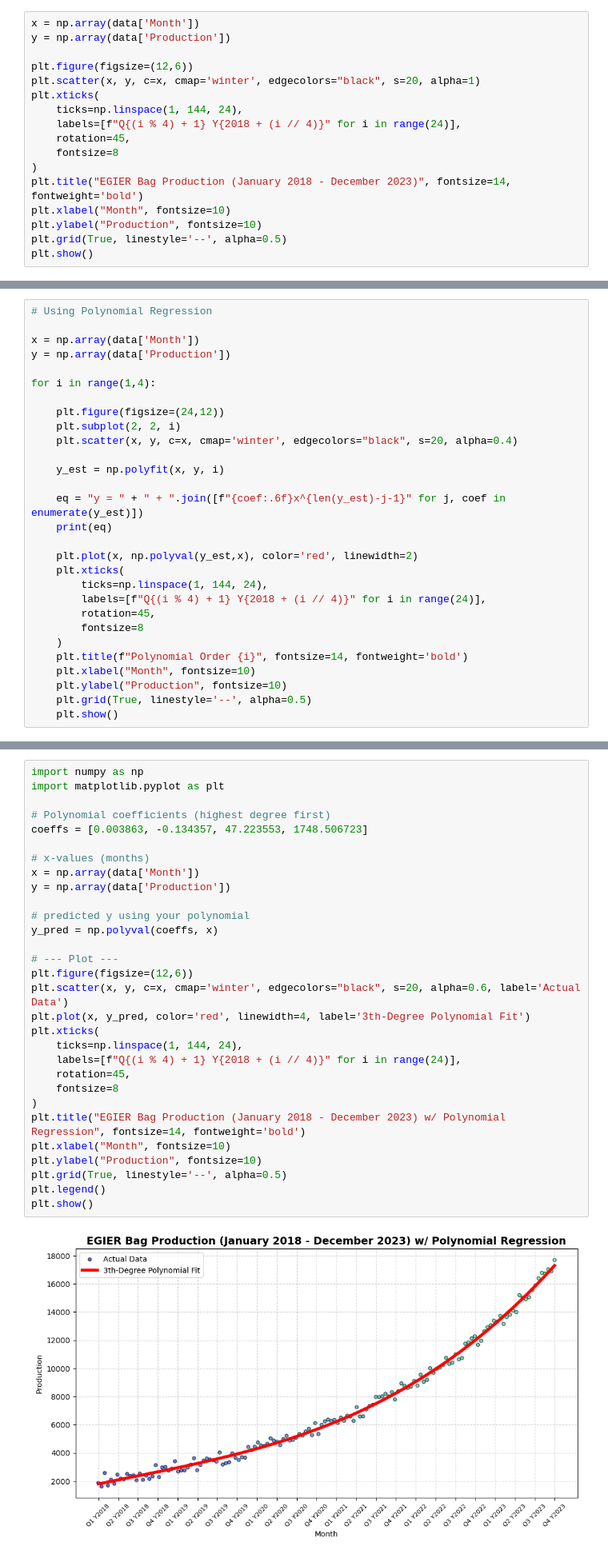
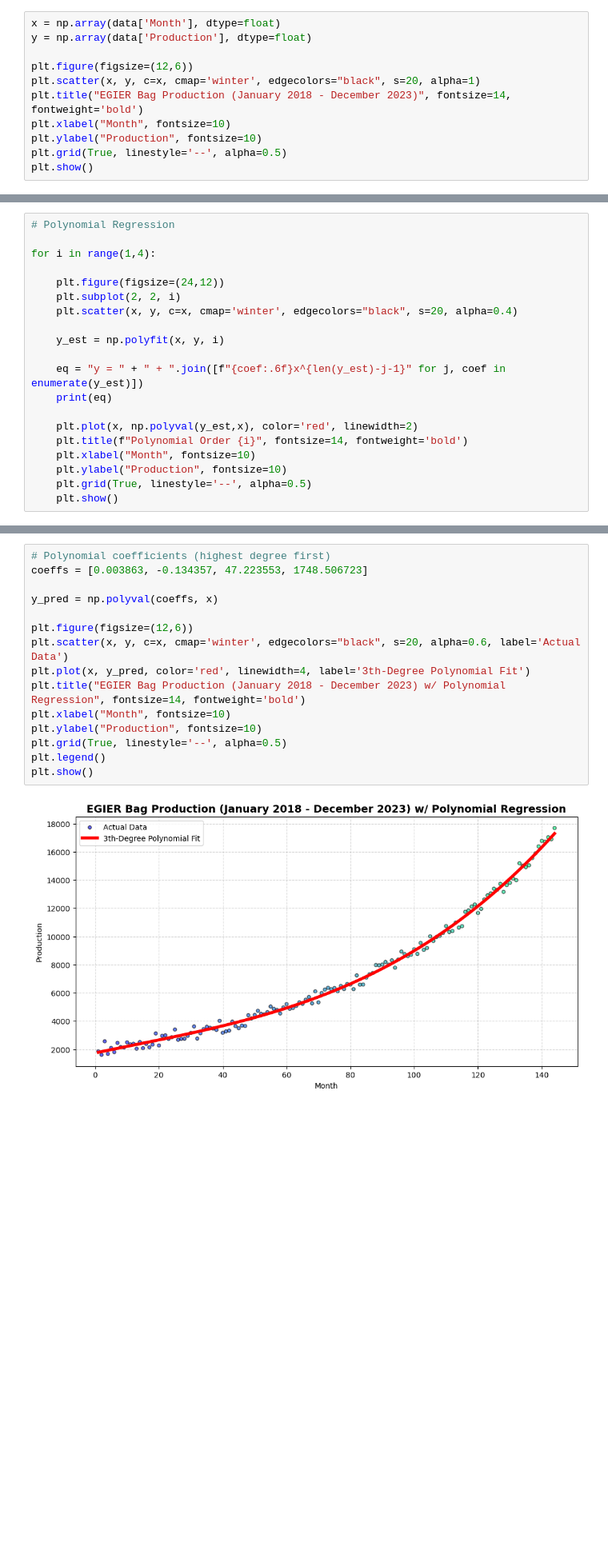
Before and after one commit to RobbenWijanathan/egier-production-trend-analysis, a Jupyter notebook: main.ipynb, the cells around one changed output, grey strips where cells are left out. Shown: that part at 80% size. Drawn from its saved outputs; the diff is of its cells as text; blank space fills up the shorter version.

```diff
--- a/main.ipynb
+++ b/main.ipynb
@@ -30,17 +30,11 @@ data
 # %% [markdown]
 Scatter Plot as Visualization
 # %%
-x = np.array(data['Month'])
-y = np.array(data['Production'])
+x = np.array(data['Month'], dtype=float)
+y = np.array(data['Production'], dtype=float)
 
 plt.figure(figsize=(12,6))
 plt.scatter(x, y, c=x, cmap='winter', edgecolors="black", s=20, alpha=1)
-plt.xticks(
-    ticks=np.linspace(1, 144, 24),
-    labels=[f"Q{(i % 4) + 1} Y{2018 + (i // 4)}" for i in range(24)],
-    rotation=45,
-    fontsize=8
-)
 plt.title("EGIER Bag Production (January 2018 - December 2023)", fontsize=14, fontweight='bold')
 plt.xlabel("Month", fontsize=10)
 plt.ylabel("Production", fontsize=10)
@@ -51,10 +45,7 @@ plt.show()
 # %% [markdown]
 1. Polynomial Regression
 # %%
-# Using Polynomial Regression
-
-x = np.array(data['Month'])
-y = np.array(data['Production'])
+# Polynomial Regression
 
 for i in range(1,4):
 
@@ -68,12 +59,6 @@ for i in range(1,4):
     print(eq)
 
     plt.plot(x, np.polyval(y_est,x), color='red', linewidth=2)
-    plt.xticks(
-        ticks=np.linspace(1, 144, 24),
-        labels=[f"Q{(i % 4) + 1} Y{2018 + (i // 4)}" for i in range(24)],
-        rotation=45,
-        fontsize=8
-    )
     plt.title(f"Polynomial Order {i}", fontsize=14, fontweight='bold')
     plt.xlabel("Month", fontsize=10)
     plt.ylabel("Production", fontsize=10)
@@ -89,32 +90,17 @@ y = 0.003863x^3 + -0.134357x^2 + 47.223553x^1 + 1748.506723x^0
 # %%
-import numpy as np
-import matplotlib.pyplot as plt
-
 # Polynomial coefficients (highest degree first)
 coeffs = [0.003863, -0.134357, 47.223553, 1748.506723]
 
-# x-values (months)
-x = np.array(data['Month'])
-y = np.array(data['Production'])
-
-# predicted y using your polynomial
 y_pred = np.polyval(coeffs, x)
 
-# --- Plot ---
 plt.figure(figsize=(12,6))
 plt.scatter(x, y, c=x, cmap='winter', edgecolors="black", s=20, alpha=0.6, label='Actual Data')
 plt.plot(x, y_pred, color='red', linewidth=4, label='3th-Degree Polynomial Fit')
-plt.xticks(
-    ticks=np.linspace(1, 144, 24),
-    labels=[f"Q{(i % 4) + 1} Y{2018 + (i // 4)}" for i in range(24)],
-    rotation=45,
-    fontsize=8
-)
 plt.title("EGIER Bag Production (January 2018 - December 2023) w/ Polynomial Regression", fontsize=14, fontweight='bold')
 plt.xlabel("Month", fontsize=10)
 plt.ylabel("Production", fontsize=10)
 plt.grid(True, linestyle='--', alpha=0.5)
 plt.legend()
 plt.show()
 # %% [output]
-[figure, old version]
+[figure, new version]
```
Also changed, not shown: parts of 12 cells of this notebook.
